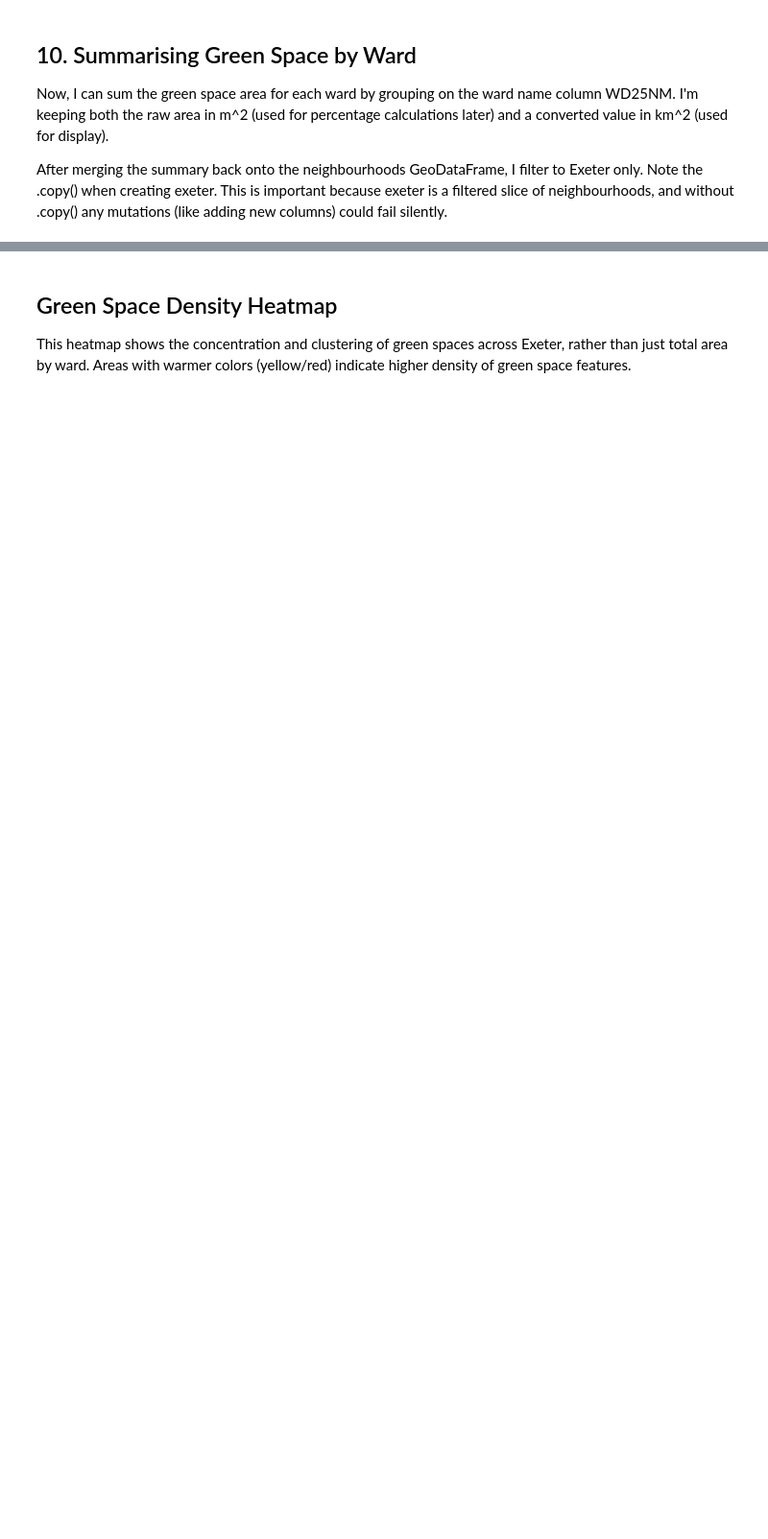
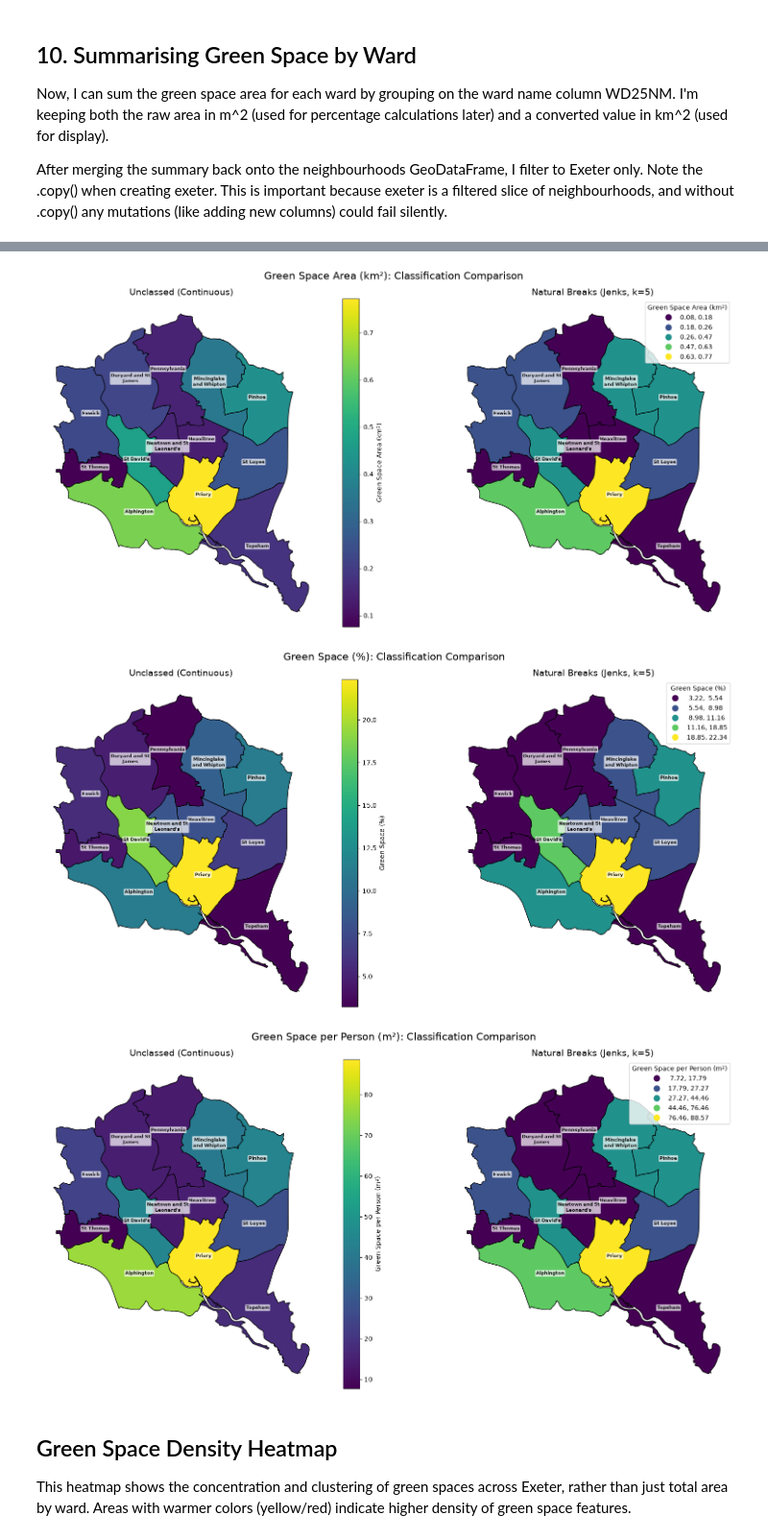
Before and after one commit to livi514/mapping-green-spaces-in-exeter, a Jupyter notebook: geopandas project.ipynb, the cells around one changed output, grey strips where cells are left out. Shown at 96% size. Cells and saved outputs as stored; diff of their text form; code cells hidden in the pictures; blank space fills up the shorter version.

```diff
--- a/geopandas project.ipynb
+++ b/geopandas project.ipynb
@@ -431,3 +463,31 @@ plot_bar(exeter, "green_per_person", "Green Space Per Person (m²)", "Green Spac
+# %%
+def compare_classification(column, label, fmt="{:.2f}"):
+    fig, (ax1, ax2) = plt.subplots(1, 2, figsize=(18, 8))
+
+    exeter.plot(column=column, cmap="viridis", legend=True,
+                legend_kwds={"label": label}, ax=ax1, edgecolor="black")
+    add_ward_labels(ax1, exeter)
+    ax1.set_title("Unclassed (Continuous)", fontsize=14)
+    ax1.set_axis_off()
+
+    exeter.plot(column=column, scheme="natural_breaks", k=5, cmap="viridis",
+                legend=True, legend_kwds={"title": label, "fmt": fmt},
+                ax=ax2, edgecolor="black")
+    add_ward_labels(ax2, exeter)
+    ax2.set_title("Natural Breaks (Jenks, k=5)", fontsize=14)
+    ax2.set_axis_off()
+
+    fig.suptitle(f"{label}: Classification Comparison", fontsize=16)
+    plt.tight_layout()
+    plt.show()
+
+compare_classification("area_km2", "Green Space Area (km²)")
+compare_classification("pct_green", "Green Space (%)")
+compare_classification("green_per_person", "Green Space per Person (m²)")
+# %% [output]
+[figure, added]
+[figure, added]
+[figure, added]
 # %% [markdown]
 ## Green Space Density Heatmap
 
```
Also changed, not shown: parts of 25 cells of this notebook, 3 other files.
